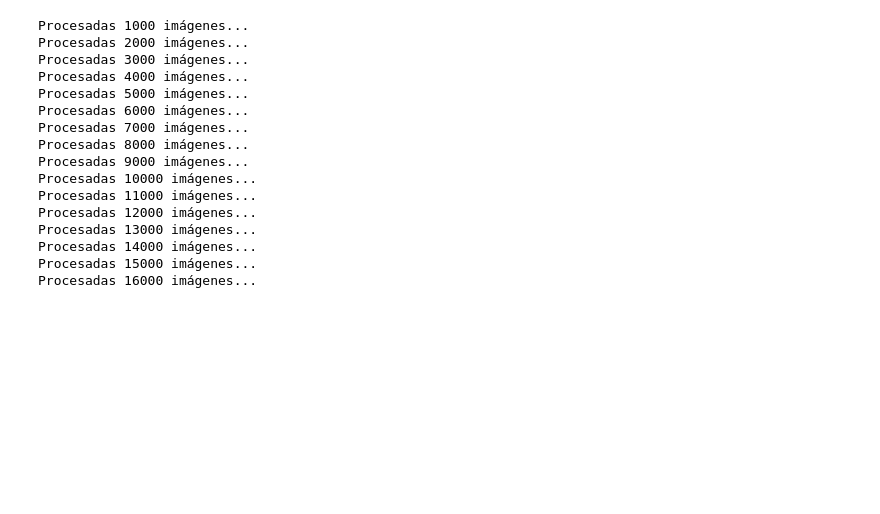
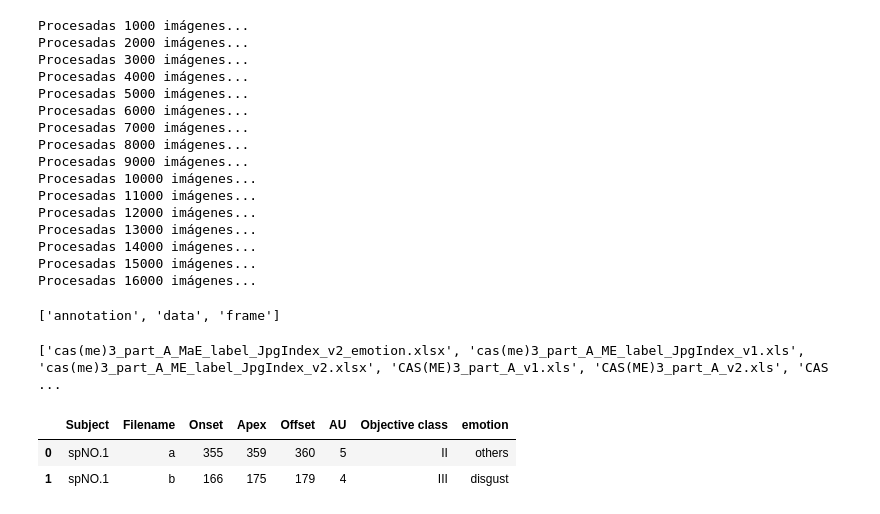
Before and after one commit to NachoBosch/MicroExpressionRecognition, a Jupyter notebook: Code/codigo.ipynb, the cells around one changed output. Cells and saved outputs as stored; diff of their text form; code cells hidden in the pictures; blank space fills up the shorter version.

```diff
--- a/Code/codigo.ipynb
+++ b/Code/codigo.ipynb
@@ -58,0 +64,8 @@ Procesadas 16000 imágenes...
+# %%
+print(os.listdir(dir))
+# %% [output]
+['annotation', 'data', 'frame']
+# %%
+print(os.listdir(f"{dir}/annotation"))
+# %% [output]
+['cas(me)3_part_A_MaE_label_JpgIndex_v2_emotion.xlsx', 'cas(me)3_part_A_ME_label_JpgIndex_v1.xls', 'cas(me)3_part_A_ME_label_JpgIndex_v2.xlsx', 'CAS(ME)3_part_A_v1.xls', 'CAS(ME)3_part_A_v2.xls', 'CAS ...
@@ -58,0 +76,6 @@ Procesadas 16000 imágenes...
+# %%
+df1.head(2)
+# %% [output]
+|  | Subject | Filename | Onset | Apex | Offset | AU | Objective class | emotion |
+| 0 | spNO.1 | a | 355 | 359 | 360 | 5 | II | others |
+| 1 | spNO.1 | b | 166 | 175 | 179 | 4 | III | disgust |
```
Also changed, not shown: parts of 16 cells of this notebook, 11 other files.
